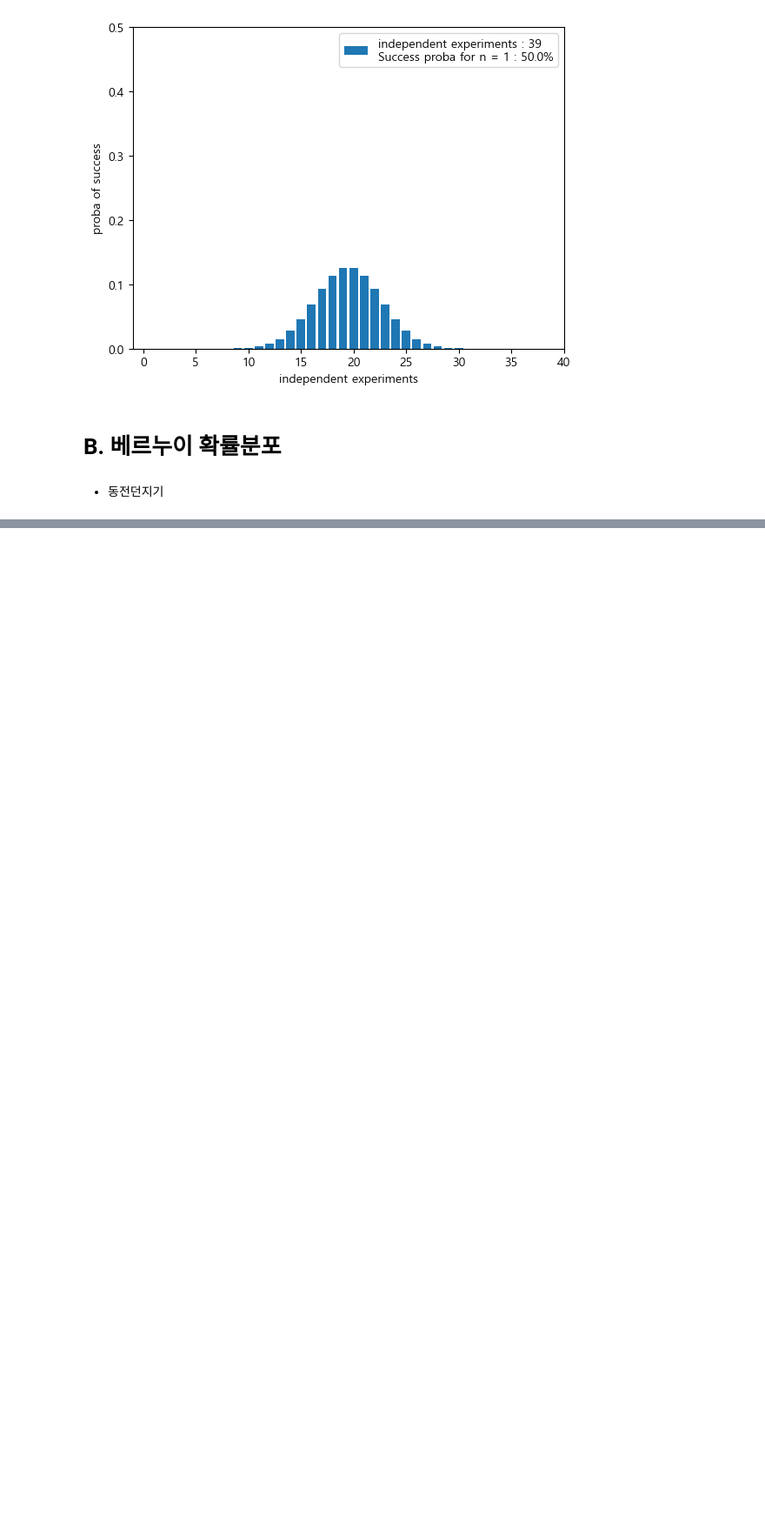
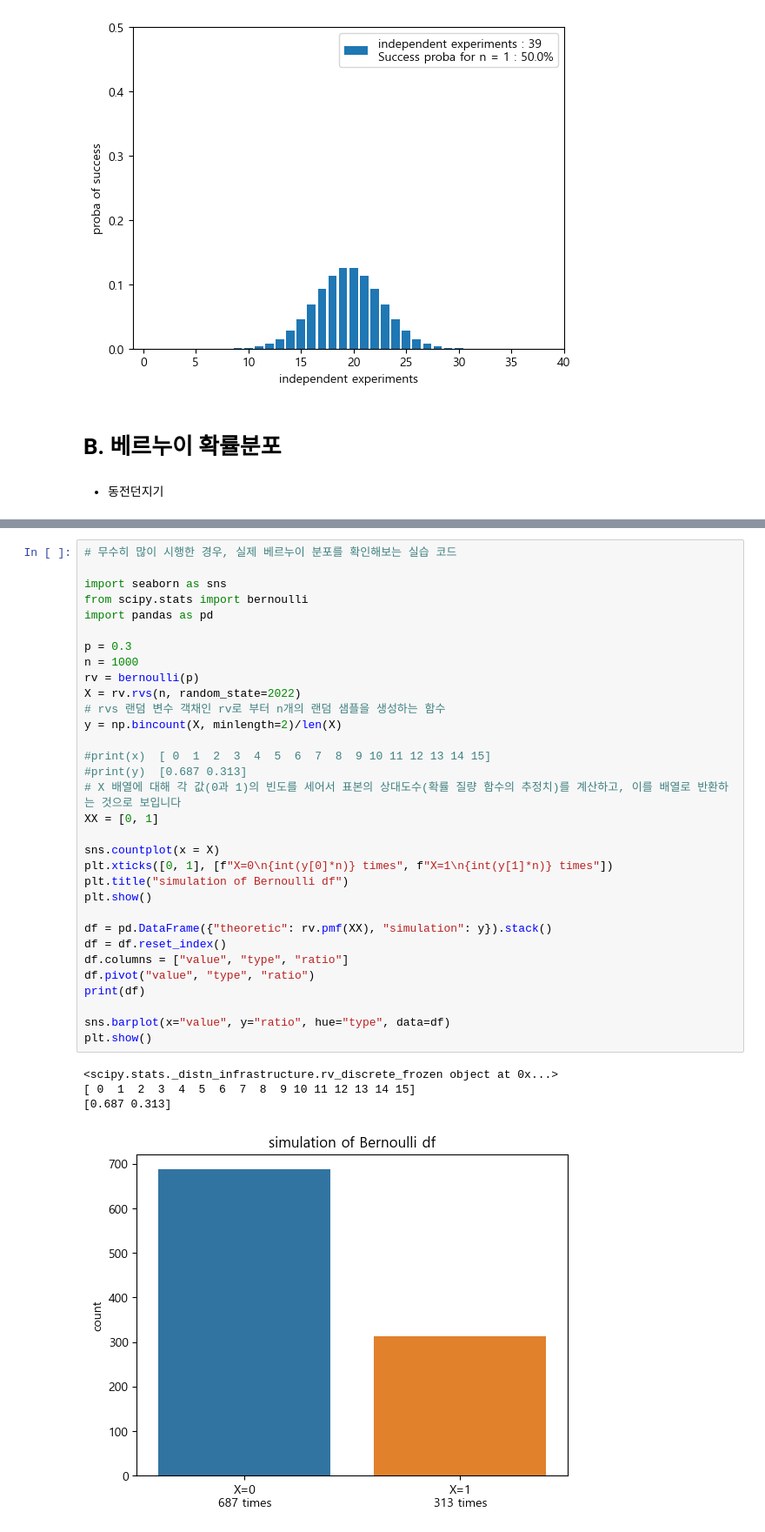
Before and after one commit to youngsang114/python-work, a Jupyter notebook: 공부공부/0416.ipynb, the cells around one changed output, grey strips where cells are left out. Shown: that part at 87% size. Drawn from its saved outputs; the diff is of its cells as text; blank space fills up the shorter version.

```diff
--- a/공부공부/0416.ipynb
+++ b/공부공부/0416.ipynb
@@ -127,0 +147,37 @@ NameError: name 'r' is not defined
+# %%
+# 무수히 많이 시행한 경우, 실제 베르누이 분포를 확인해보는 실습 코드
+
+import seaborn as sns
+from scipy.stats import bernoulli
+import pandas as pd
+
+p = 0.3
+n = 1000
+rv = bernoulli(p)
+X = rv.rvs(n, random_state=2022)
+# rvs 랜덤 변수 객채인 rv로 부터 n개의 랜덤 샘플을 생성하는 함수
+y = np.bincount(X, minlength=2)/len(X)
+
+#print(x)  [ 0  1  2  3  4  5  6  7  8  9 10 11 12 13 14 15]
+#print(y)  [0.687 0.313]
+# X 배열에 대해 각 값(0과 1)의 빈도를 세어서 표본의 상대도수(확률 질량 함수의 추정치)를 계산하고, 이를 배열로 반환하는 것으로 보입니다
+XX = [0, 1]
+
+sns.countplot(x = X)
+plt.xticks([0, 1], [f"X=0\n{int(y[0]*n)} times", f"X=1\n{int(y[1]*n)} times"])
+plt.title("simulation of Bernoulli df")
+plt.show()
+
+df = pd.DataFrame({"theoretic": rv.pmf(XX), "simulation": y}).stack()
+df = df.reset_index()
+df.columns = ["value", "type", "ratio"]
+df.pivot("value", "type", "ratio")
+print(df)
+
+sns.barplot(x="value", y="ratio", hue="type", data=df)
+plt.show()
+# %% [output]
+<scipy.stats._distn_infrastructure.rv_discrete_frozen object at 0x...>
+[ 0  1  2  3  4  5  6  7  8  9 10 11 12 13 14 15]
+[0.687 0.313]
+[figure, added]
```
Also changed, not shown: parts of 3 cells of this notebook.
